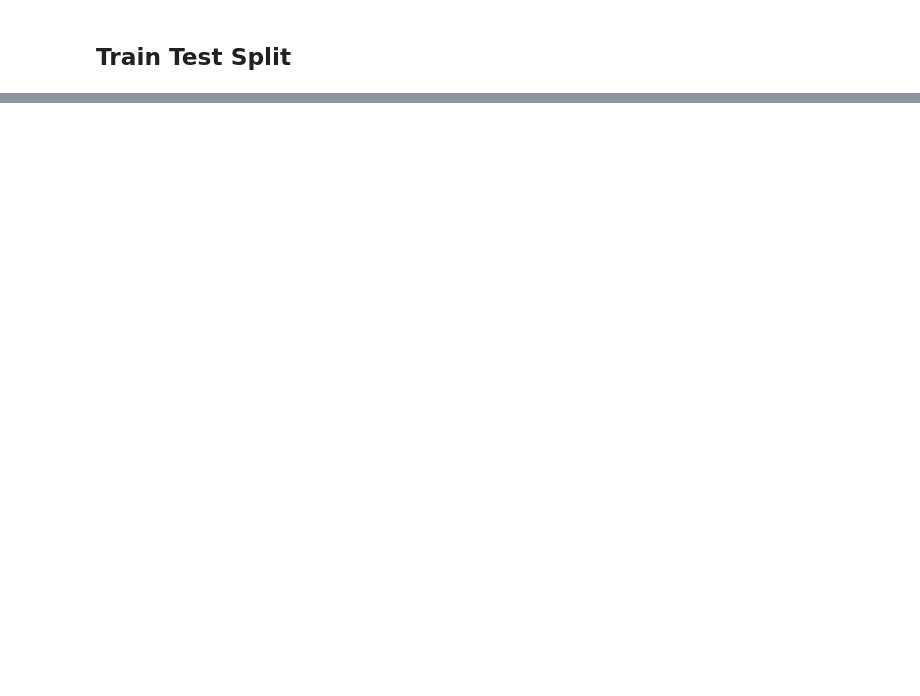
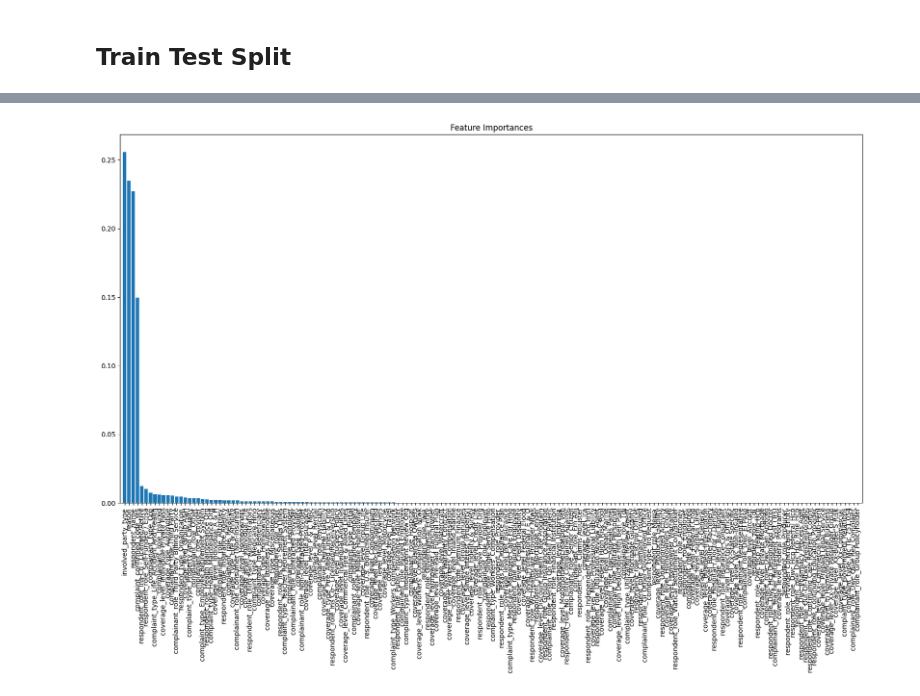
Before and after one commit to gcnabingc/Insurance-conflict-settlements-verdict, a Jupyter notebook: Insurance_complaint_verdict.ipynb, the cells around one changed output, grey strips where cells are left out. Drawn from its saved outputs; the diff is of its cells as text; code cells hidden in the pictures; blank space fills up the shorter version.

```diff
--- a/Insurance_complaint_verdict.ipynb
+++ b/Insurance_complaint_verdict.ipynb
@@ -220,2 +226,67 @@ df.to_csv('df.csv')
 # %% [markdown]
 ## Train Test Split
+# %%
+# Split df into train test and validation sets
+# I want to split the data into 70% training, 15% validation, and 15% testing
+# I also want to use 5 fold cross validation
+from sklearn.model_selection import train_test_split
+from sklearn.model_selection import cross_val_score
+from sklearn.model_selection import StratifiedKFold
+
+# Split the data into features and target
+X = df.drop(columns=['disposition', 'received_date', 'closed_date'])
+y = df['disposition']
+
+# Split the data into training and testing sets
+X_train, X_test, y_train, y_test = train_test_split(X, y, test_size=0.3, random_state=42)
+
+# Split the training data into training and validation sets
+X_train, X_val, y_train, y_val = train_test_split(X_train, y_train, test_size=0.5, random_state=42)
+
+# Define the cross-validation method
+cv = StratifiedKFold(n_splits=5, shuffle=True, random_state=42)
+
+# Define the model
+from sklearn.ensemble import RandomForestClassifier
+model = RandomForestClassifier(random_state=42)
+
+# Fit the model
+model.fit(X_train, y_train)
+
+# Get the cross-validation scores
+scores = cross_val_score(model, X_train, y_train, cv=cv, scoring='accuracy')
+
+# Print the cross-validation scores
+print("Cross-validation scores:", scores)
+
+# Print the mean cross-validation score
+print("Mean cross-validation score:", scores.mean())
+
+# Get the test accuracy
+test_accuracy = model.score(X_test, y_test)
+print("Test accuracy:", test_accuracy)
+
+# Get the validation accuracy
+val_accuracy = model.score(X_val, y_val)
+print("Validation accuracy:", val_accuracy)
+
+# Get the feature importances
+importances = model.feature_importances_
+
+# Get the indices of the features sorted by importance
+indices = np.argsort(importances)[::-1]
+
+# Print the feature ranking
+print("Feature ranking:")
+for f in range(X.shape[1]):
+    print(f"{f + 1}. {X.columns[indices[f]]}: {importances[indices[f]]}")
+
+# Plot the feature importances
+import matplotlib.pyplot as plt
+plt.figure(figsize=(20, 10))
+plt.title("Feature Importances")
+plt.bar(range(X.shape[1]), importances[indices], align="center")
+plt.xticks(range(X.shape[1]), X.columns[indices], rotation=90)
+plt.xlim([-1, X.shape[1]])
+plt.show()
+# %% [output]
@@ -221,0 +310 @@ df.to_csv('df.csv')
+[figure, added]
```
Also changed, not shown: parts of 15 cells of this notebook.
